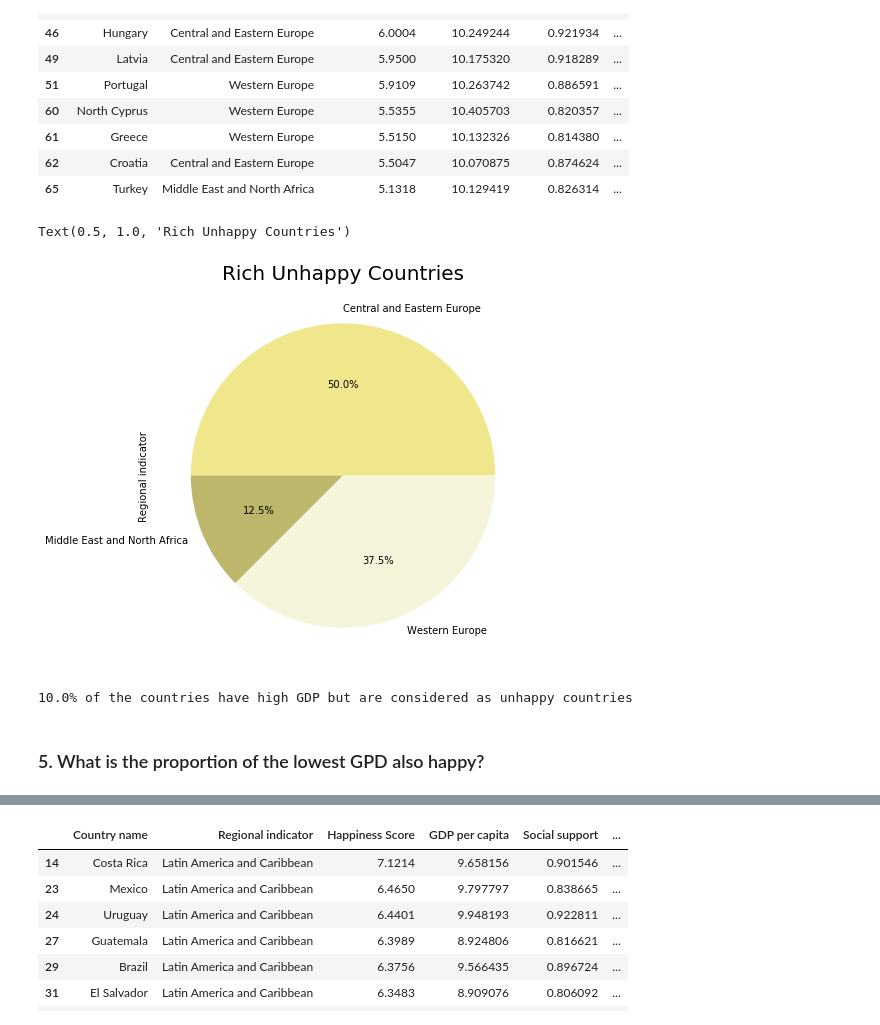
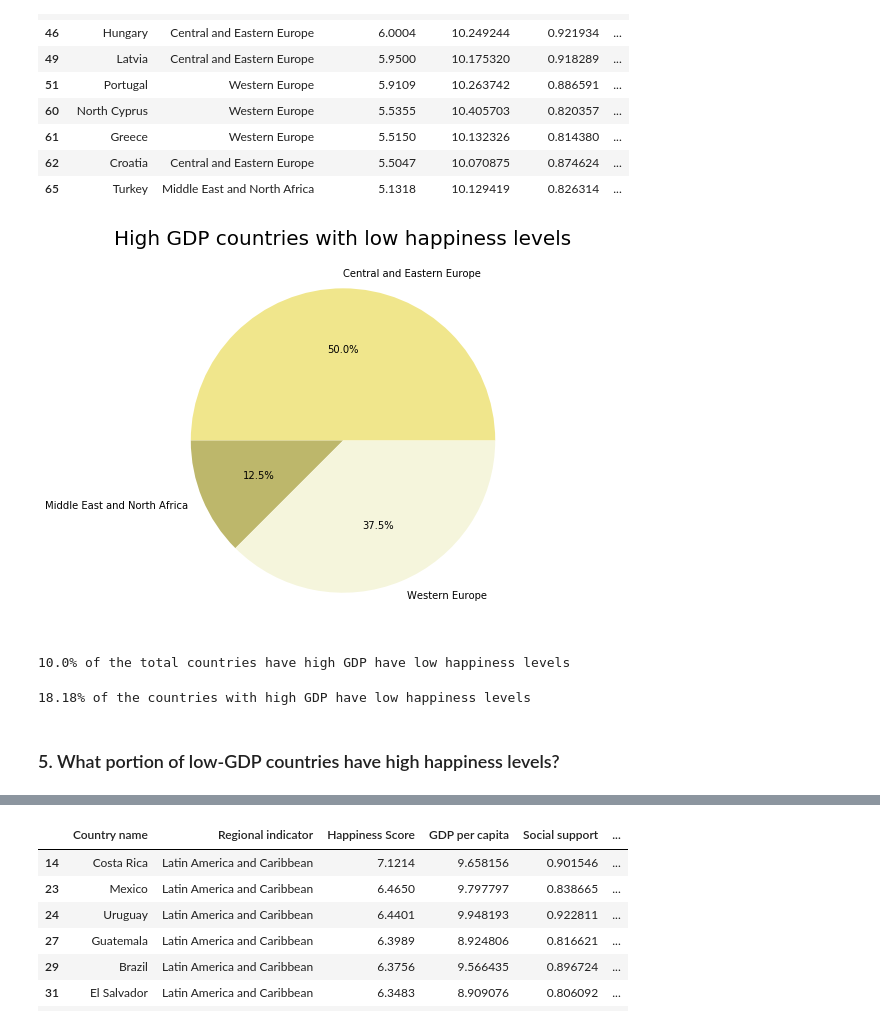
Before and after one commit to manuelamc14/happiness-rank-project, a Jupyter notebook: happiness_report_analysis.ipynb, the cells around one changed output, grey strips where cells are left out. Cells and saved outputs as stored; diff of their text form; code cells hidden in the pictures.

```diff
--- a/happiness_report_analysis.ipynb
+++ b/happiness_report_analysis.ipynb
@@ -395,22 +405,21 @@ question_4
 | 62 | Croatia | Central and Eastern Europe | 5.5047 | 10.070875 | 0.874624 | ... |
 | 65 | Turkey | Middle East and North Africa | 5.1318 | 10.129419 | 0.826314 | ... |
 # %%
-# Rich unhappy countries by regions
+# High GDP countries with low happiness levels
 
 ru_region_group = question_4.groupby("Regional indicator")
 ru_region_distribution = ru_region_group["Regional indicator"].count()
 colors=('khaki', 'darkkhaki', 'beige')
-reach_unhappy_countries_pie = ru_region_distribution.plot(kind="pie", autopct='%1.1f%%', colors=colors, figsize=(7, 7))
-reach_unhappy_countries_pie.set_title('Rich Unhappy Countries', fontsize=20)
+reach_unhappy_countries_pie = ru_region_distribution.plot(kind="pie",autopct='%1.1f%%', colors=colors, figsize=(7, 7))
+reach_unhappy_countries_pie.set_title('High GDP countries with low happiness levels', fontsize=20)
+reach_unhappy_countries_pie.set_ylabel("")
+plt.savefig("Images/question_4.png");
 # %% [output]
-Text(0.5, 1.0, 'Rich Unhappy Countries')
-[figure, old version]
+[figure, new version]
 # %%
-# Calculate the % of rich unhappy countries
+# Calculate the % of High GDP countries with low happiness levels
 
 proportion_ru_countries = (question_4["Country name"].count() / region_df_2020["Country name"].count() ) * 100
-print(f"{proportion_ru_countries}% of the countries have high GDP but are considered as unhappy countries")
+print(f"{proportion_ru_countries}% of the total countries have high GDP have low happiness levels")
 # %% [output]
-10.0% of the countries have high GDP but are considered as unhappy countries
+10.0% of the total countries have high GDP have low happiness levels
-# %% [markdown]
-### 5.  What is the proportion of the lowest GPD also happy?
@@ -416,0 +429,8 @@ print(f"{proportion_ru_countries}% of the countries have high GDP but are consid
+# %%
+# What percentage of the total high-GDP countries have low happiness levels?
+proportion_countries_rc = round(((question_4["Country name"].count() / question_4_rc["Country name"].count() ) * 100),2)
+print(f"{proportion_countries_rc}% of the countries with high GDP have low happiness levels")
+# %% [output]
+18.18% of the countries with high GDP have low happiness levels
+# %% [markdown]
+### 5.  What portion of low-GDP countries have high happiness levels?
```
Also changed, not shown: parts of 42 cells of this notebook.
